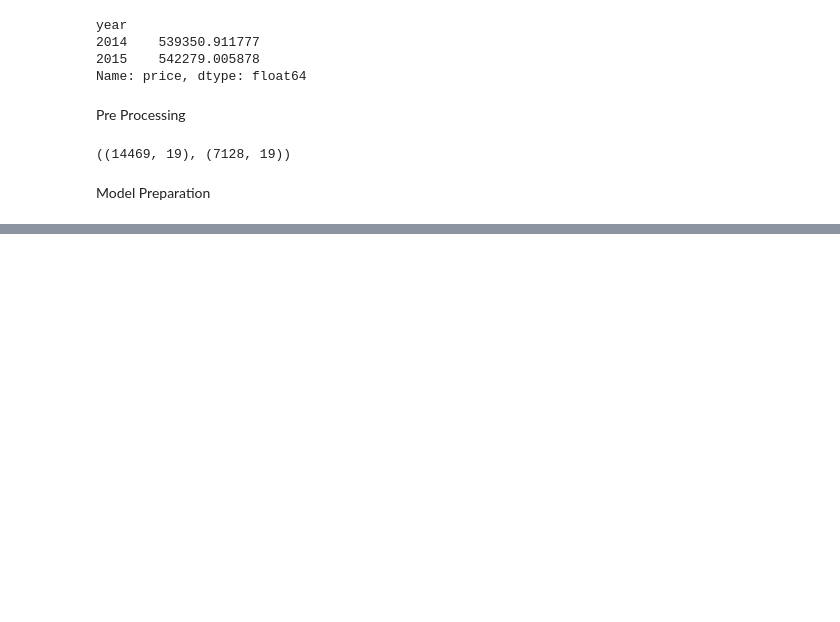
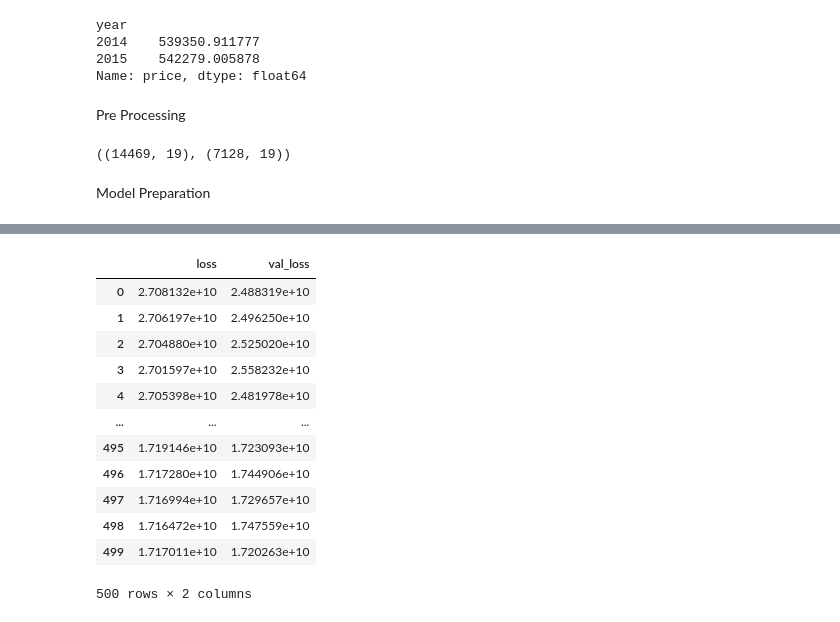
Before and after one commit to anmol438/Keras-Projects, a Jupyter notebook: project1/project1.ipynb, the cells around one changed output, grey strips where cells are left out. Drawn from its saved outputs; the diff is of its cells as text; code cells hidden in the pictures; blank space fills up the shorter version.

```diff
--- a/project1/project1.ipynb
+++ b/project1/project1.ipynb
@@ -280,0 +308,16 @@ model.compile(optimizer='adam', loss='mse')
+# %%
+losses
+# %% [output]
+|  | loss | val_loss |
+| 0 | 2.708132e+10 | 2.488319e+10 |
+| 1 | 2.706197e+10 | 2.496250e+10 |
+| 2 | 2.704880e+10 | 2.525020e+10 |
+| 3 | 2.701597e+10 | 2.558232e+10 |
+| 4 | 2.705398e+10 | 2.481978e+10 |
+| ... | ... | ... |
+| 495 | 1.719146e+10 | 1.723093e+10 |
+| 496 | 1.717280e+10 | 1.744906e+10 |
+| 497 | 1.716994e+10 | 1.729657e+10 |
+| 498 | 1.716472e+10 | 1.747559e+10 |
+| 499 | 1.717011e+10 | 1.720263e+10 |
+500 rows × 2 columns
```
Also changed, not shown: parts of 19 cells of this notebook.
